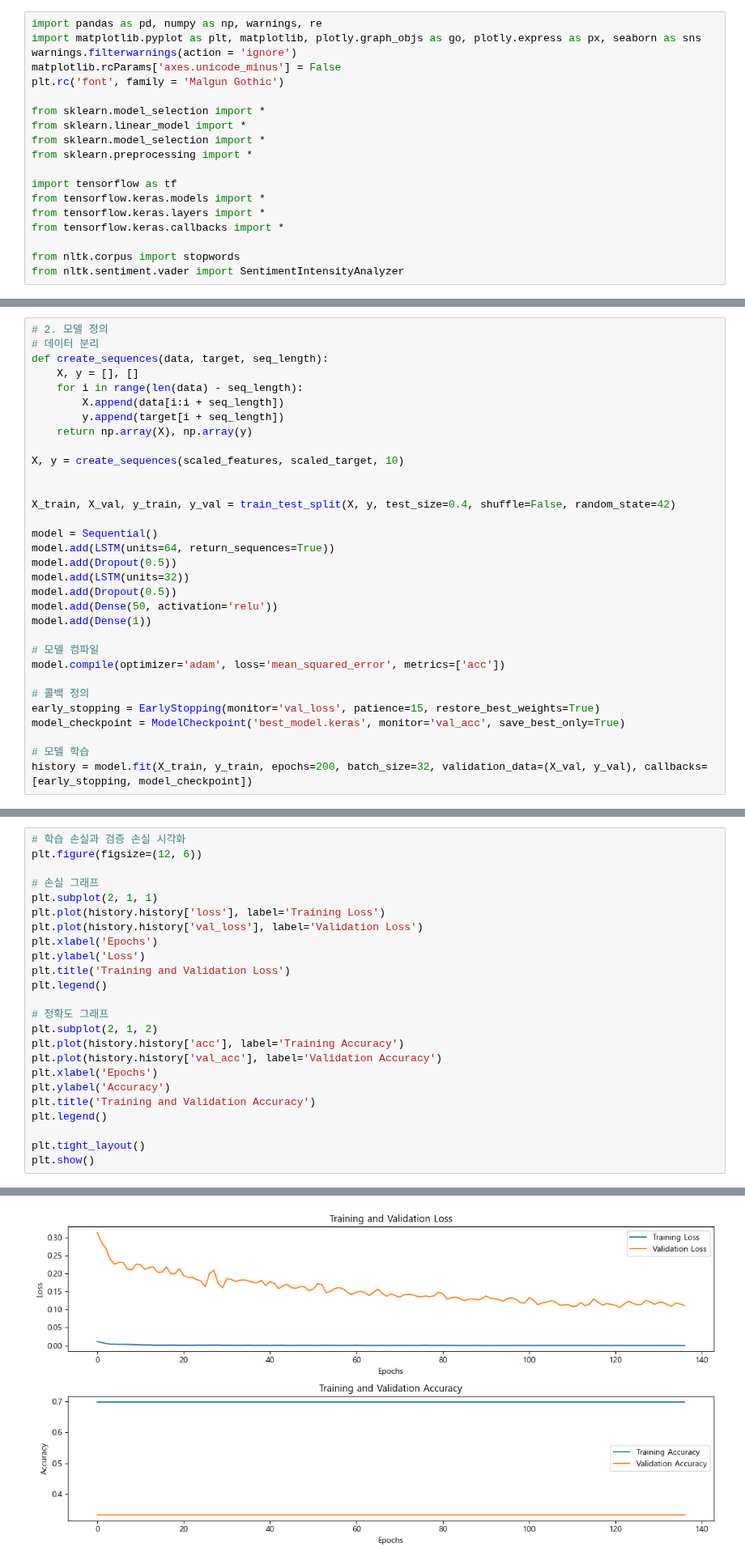
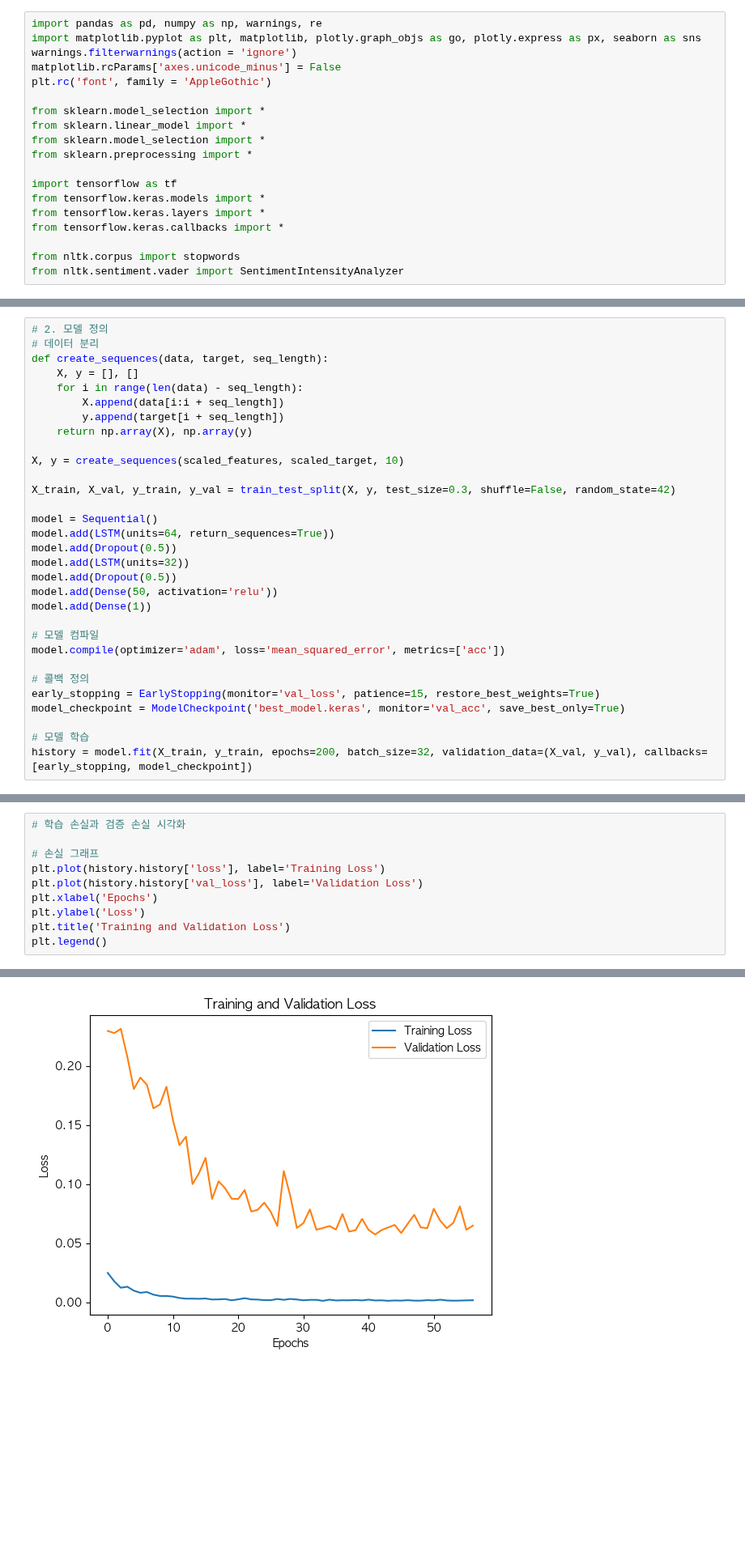
Before and after one commit to AB25122-sudo/MLP_Finance_Fed, a Jupyter notebook: Fed1/Ung/Modeling_ung.ipynb, the cells around one changed output, grey strips where cells are left out. Shown at 81% size. Cells and saved outputs as stored; diff of their text form; blank space fills up the shorter version.

```diff
--- a/Fed1/Ung/Modeling_ung.ipynb
+++ b/Fed1/Ung/Modeling_ung.ipynb
@@ -3,7 +3,7 @@ import pandas as pd, numpy as np, warnings, re
 import matplotlib.pyplot as plt, matplotlib, plotly.graph_objs as go, plotly.express as px, seaborn as sns
 warnings.filterwarnings(action = 'ignore')
 matplotlib.rcParams['axes.unicode_minus'] = False
-plt.rc('font', family = 'Malgun Gothic')
+plt.rc('font', family = 'AppleGothic')
 
 from sklearn.model_selection import *
 from sklearn.linear_model import *
@@ -193,8 +200,7 @@ def create_sequences(data, target, seq_length):
 
 X, y = create_sequences(scaled_features, scaled_target, 10)
 
-
-X_train, X_val, y_train, y_val = train_test_split(X, y, test_size=0.4, shuffle=False, random_state=42)
+X_train, X_val, y_train, y_val = train_test_split(X, y, test_size=0.3, shuffle=False, random_state=42)
 
 model = Sequential()
 model.add(LSTM(units=64, return_sequences=True))
@@ -254,25 +263,11 @@ _________________________________________________________________
 # %%
 # 학습 손실과 검증 손실 시각화
-plt.figure(figsize=(12, 6))
 
 # 손실 그래프
-plt.subplot(2, 1, 1)
 plt.plot(history.history['loss'], label='Training Loss')
 plt.plot(history.history['val_loss'], label='Validation Loss')
 plt.xlabel('Epochs')
 plt.ylabel('Loss')
 plt.title('Training and Validation Loss')
 plt.legend()
-
-# 정확도 그래프
-plt.subplot(2, 1, 2)
-plt.plot(history.history['acc'], label='Training Accuracy')
-plt.plot(history.history['val_acc'], label='Validation Accuracy')
-plt.xlabel('Epochs')
-plt.ylabel('Accuracy')
-plt.title('Training and Validation Accuracy')
-plt.legend()
-
-plt.tight_layout()
-plt.show()
 # %% [output]
@@ -279,4 +275,4 @@ plt.show()
-[figure, old version]
+[figure, new version]
 # %%
 # 검증 데이터에 대한 예측
 y_pred = model.predict(X_val)
```
Also changed, not shown: parts of 9 cells of this notebook.
